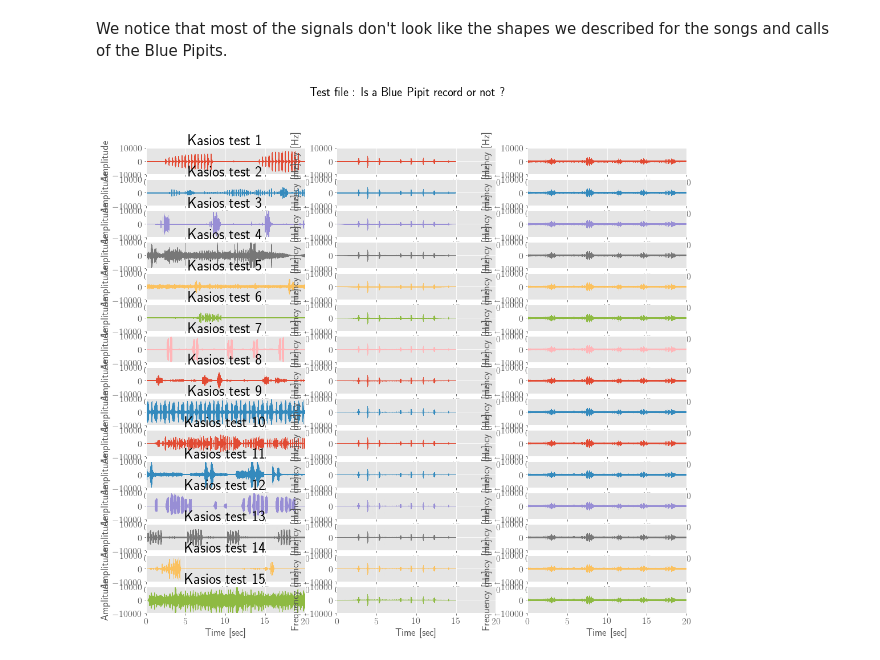
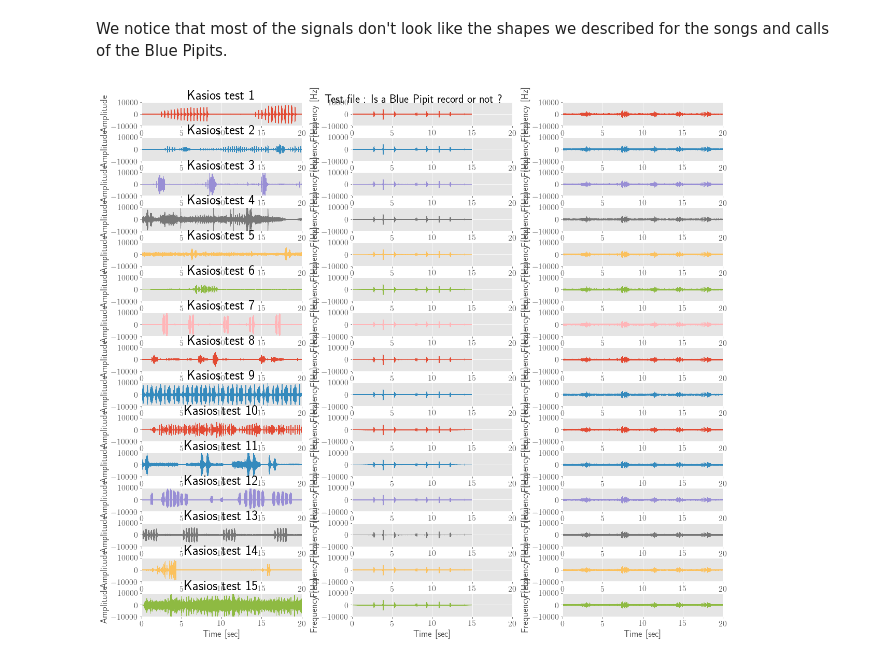
Before and after one commit to guillaumefrd/vast-challenge-2018-mc1, a Jupyter notebook: birds_sound_visualizations.ipynb, the cells around one changed output. Saved outputs shown, nothing was run; the diff lists cells and outputs as text; code cells hidden in the pictures.

```diff
--- a/birds_sound_visualizations.ipynb
+++ b/birds_sound_visualizations.ipynb
@@ -260,31 +260,33 @@ for i, file in enumerate(files):
     f = os.path.join(folder_path, '{}'.format(file))
     rate, data = wavfile.read(f)
 
     # visualize the signals
     ax = fig.add_subplot(15, 3, 3*i+1)
     times = np.arange(len(data))/float(rate)
     title = 'Kasios test {}'.format(i+1)
     ax.fill_between(times, data, color="C{}".format(i%9))
     ax.set_title(title)
     ax.set_xlabel('Time [sec]')
     ax.set_ylabel('Amplitude')
     ax.set_xlim(0, 20)
     ax.set_ylim(-10000, 10000)
 
     bx = fig.add_subplot(15, 3, 3*i+2)
     times = np.arange(len(data_calls))/float(rate_calls)
     bx.fill_between(times, data_calls, color="C{}".format(i%9))
     bx.set_xlabel('Time [sec]')
     bx.set_ylabel('Frequency [Hz]')
     bx.set_xlim(0, 20)
     bx.set_ylim(-10000, 10000)
 
     cx = fig.add_subplot(15, 3, 3*i+3)
     times = np.arange(len(data_songs))/float(rate_songs)
     cx.fill_between(times, data_songs, color="C{}".format(i%9))
     cx.set_xlabel('Time [sec]')
     cx.set_ylabel('Frequency [Hz]')
     cx.set_xlim(0, 20)
     cx.set_ylim(-10000, 10000)
+plt.tight_layout(pad=0.4, w_pad=0.5, h_pad=2.0)
+#fig.tight_layout(rect=[0.5, 0, 1, 1])
 # %% [output]
-[figure, old version]
+[figure, new version]
```
Also changed, not shown: parts of 2 cells of this notebook.
